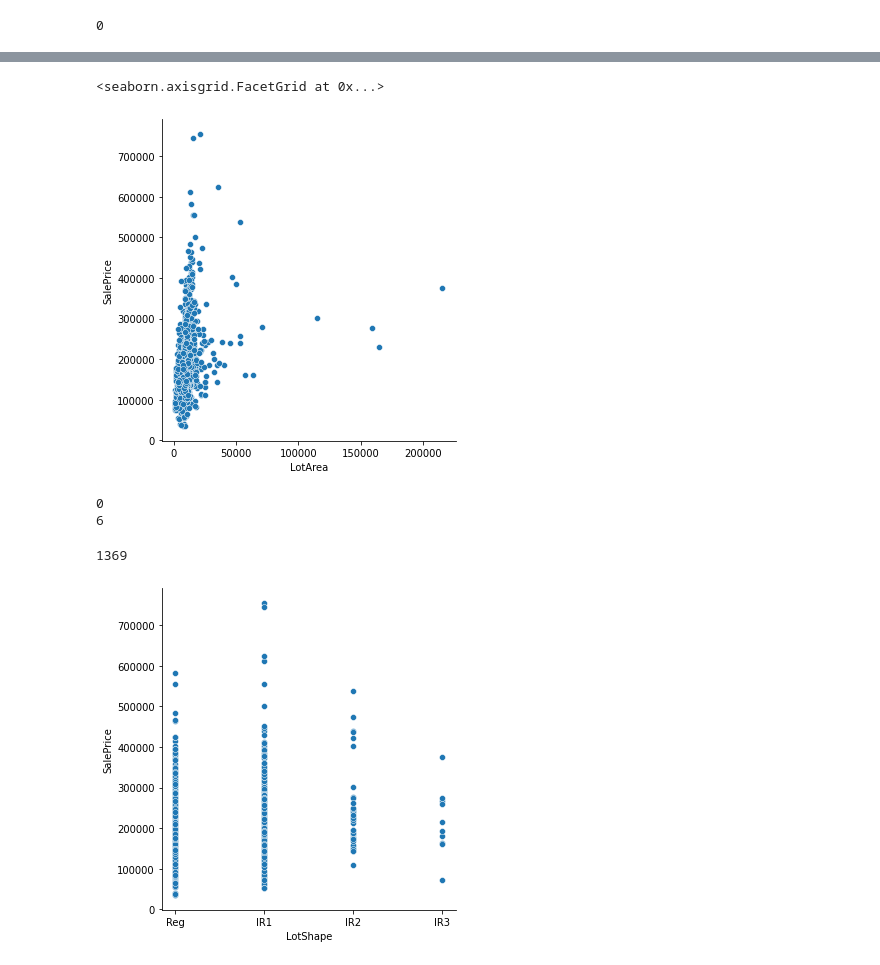
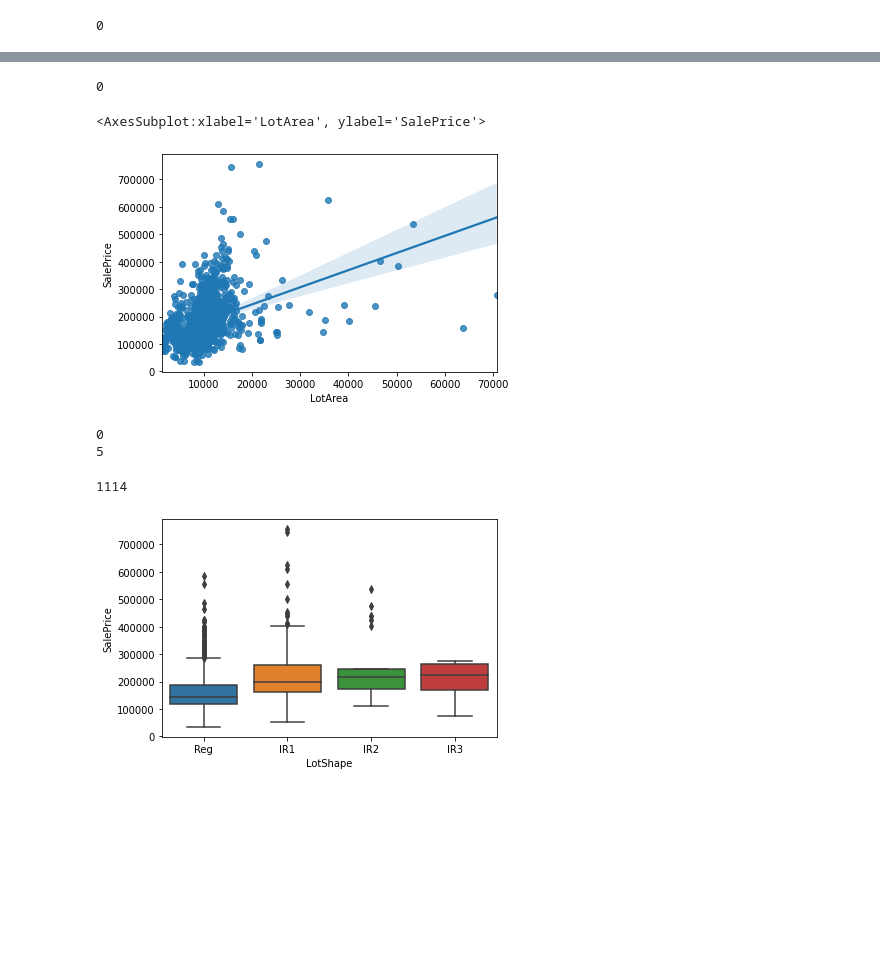
Before and after one commit to Nir24/ECE-196_MLProj, a Jupyter notebook: Main.ipynb, the cells around one changed output, grey strips where cells are left out. Saved outputs shown, nothing was run; the diff lists cells and outputs as text; code cells hidden in the pictures; blank space fills up the shorter version.

```diff
--- a/Main.ipynb
+++ b/Main.ipynb
@@ -81,0 +48,4 @@ Name: LotFrontage, Length: 1460, dtype: float64
+# %%
+#Variable: LotFrontage
+House_df.dropna(subset=['LotFrontage'],inplace=True)
+sns.regplot(x = "LotFrontage" , y = "SalePrice" , data = House_df)
@@ -82,35 +55,38 @@ Name: LotFrontage, Length: 1460, dtype: float64
 # %%
 #Variable: LotArea
-House_df["LotArea"].isnull().sum() # No null values no cleaning needed
-sns.relplot(x = "LotArea" , y = "SalePrice" , data = House_df)
+print(House_df["LotArea"].isnull().sum()) # No null values no cleaning needed
+indx =  House_df[(House_df['LotArea']  > 100000)].index
+House_df.drop(indx,inplace=True)
+sns.regplot(x = "LotArea" , y = "SalePrice" , data = House_df)
 # %% [output]
-<seaborn.axisgrid.FacetGrid at 0x...>
+0
+<AxesSubplot:xlabel='LotArea', ylabel='SalePrice'>
-[figure, old version]
+[figure, new version]
 # %%
 #Variable: Street
 print(House_df["Street"].isnull().sum()) # No null values no cleaning needed
 arr = np.array([])
 arr = House_df['Street']
-arr = arr[arr == 'Grvl']
+arr = arr[arr == 'Grvl'] #numpy library
 print(arr.size) #Only 6 entries out of 1460, this variable will be excluded.
 House_df = House_df.drop(['Street'], axis = 1) #Drop this column
 # %% [output]
 0
-6
+5
 # %%
 #Variable Alley
 print(House_df["Alley"].isna().sum()) # 1369 NaN values, this variable will be excluded
 House_df = House_df.drop(['Alley'], axis = 1)
 # %% [output]
-1369
+1114
 # %%
 #Variable LotShape
-sns.relplot(x = "LotShape" , y = "SalePrice" , data = House_df)
+sns.boxplot(x = House_df["LotShape"] , y = House_df["SalePrice"])
 House_df = House_df.drop(['LotShape'], axis = 1)
 ## looking at the distributions of LotShape vs SalePrice we see that
 ## the LotShape has little effect on the SalePrice
 # %% [output]
-[figure, old version]
+[figure, new version]
 # %%
 #Variable LandContour
 print(House_df["LandContour"].isna().sum()) ## Check if there are NaN values
```
Also changed, not shown: parts of 28 cells of this notebook.
